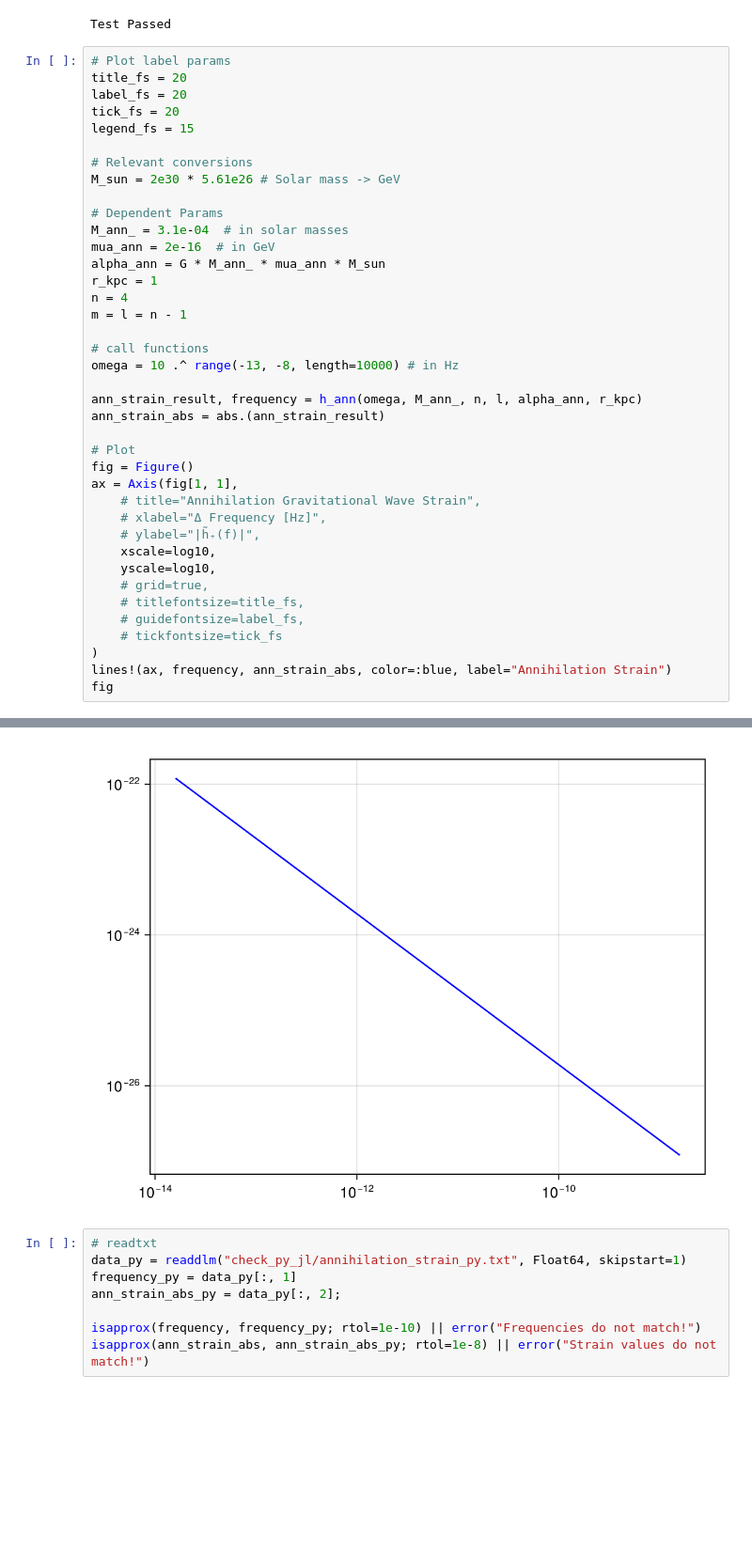
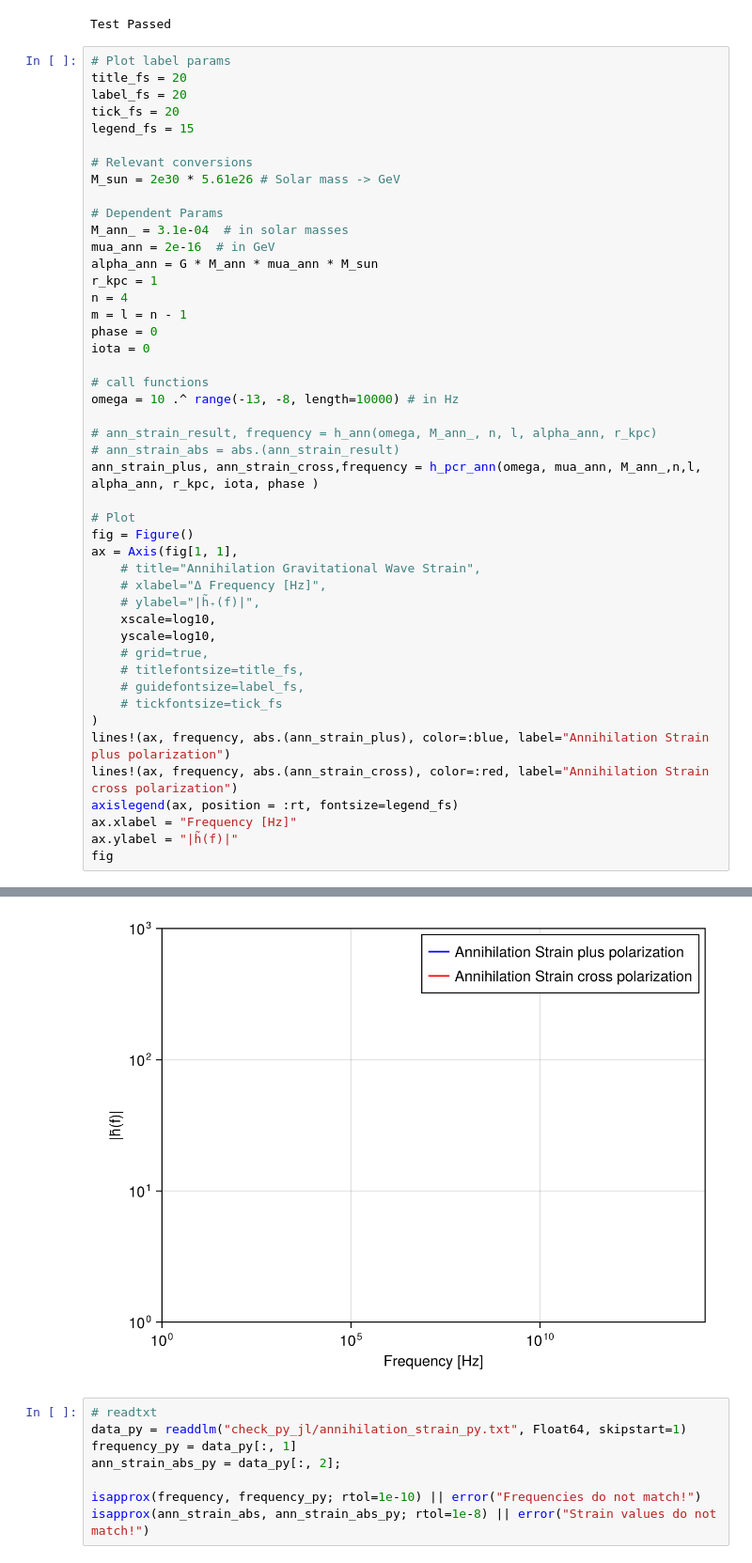
Before and after one commit to cewasiuk/3rd-Generation-Gravitational-Wave-Detector-Strain-Templates, a Jupyter notebook: Julia_Templates_Julia.ipynb, the cells around one changed output, grey strips where cells are left out. Shown at 94% size. Cells and saved outputs as stored; diff of their text form; blank space fills up the shorter version.

Commit message:
Annihilation with bug

```diff
--- a/Julia_Templates_Julia.ipynb
+++ b/Julia_Templates_Julia.ipynb
@@ -54,16 +54,19 @@ M_sun = 2e30 * 5.61e26 # Solar mass -> GeV
 # Dependent Params
 M_ann_ = 3.1e-04  # in solar masses
 mua_ann = 2e-16  # in GeV
-alpha_ann = G * M_ann_ * mua_ann * M_sun
+alpha_ann = G * M_ann * mua_ann * M_sun
 r_kpc = 1
 n = 4
 m = l = n - 1
+phase = 0
+iota = 0
 
 # call functions
 omega = 10 .^ range(-13, -8, length=10000) # in Hz
 
-ann_strain_result, frequency = h_ann(omega, M_ann_, n, l, alpha_ann, r_kpc)
-ann_strain_abs = abs.(ann_strain_result)
+# ann_strain_result, frequency = h_ann(omega, M_ann_, n, l, alpha_ann, r_kpc)
+# ann_strain_abs = abs.(ann_strain_result)
+ann_strain_plus, ann_strain_cross,frequency = h_pcr_ann(omega, mua_ann, M_ann_,n,l, alpha_ann, r_kpc, iota, phase )
 
 # Plot
 fig = Figure()
@@ -78,6 +81,10 @@ ax = Axis(fig[1, 1],
     # guidefontsize=label_fs,
     # tickfontsize=tick_fs
 )
-lines!(ax, frequency, ann_strain_abs, color=:blue, label="Annihilation Strain")
+lines!(ax, frequency, abs.(ann_strain_plus), color=:blue, label="Annihilation Strain plus polarization")
+lines!(ax, frequency, abs.(ann_strain_cross), color=:red, label="Annihilation Strain cross polarization")
+axislegend(ax, position = :rt, fontsize=legend_fs)
+ax.xlabel = "Frequency [Hz]"
+ax.ylabel = "|h̃(f)|"
 fig
 # %% [output]
@@ -84,4 +92,4 @@ fig
-[figure, old version]
+[figure, new version]
 # %%
 # readtxt
 data_py = readdlm("check_py_jl/annihilation_strain_py.txt", Float64, skipstart=1)
```
Also changed, not shown: parts of 2 cells of this notebook, 2 other files.
